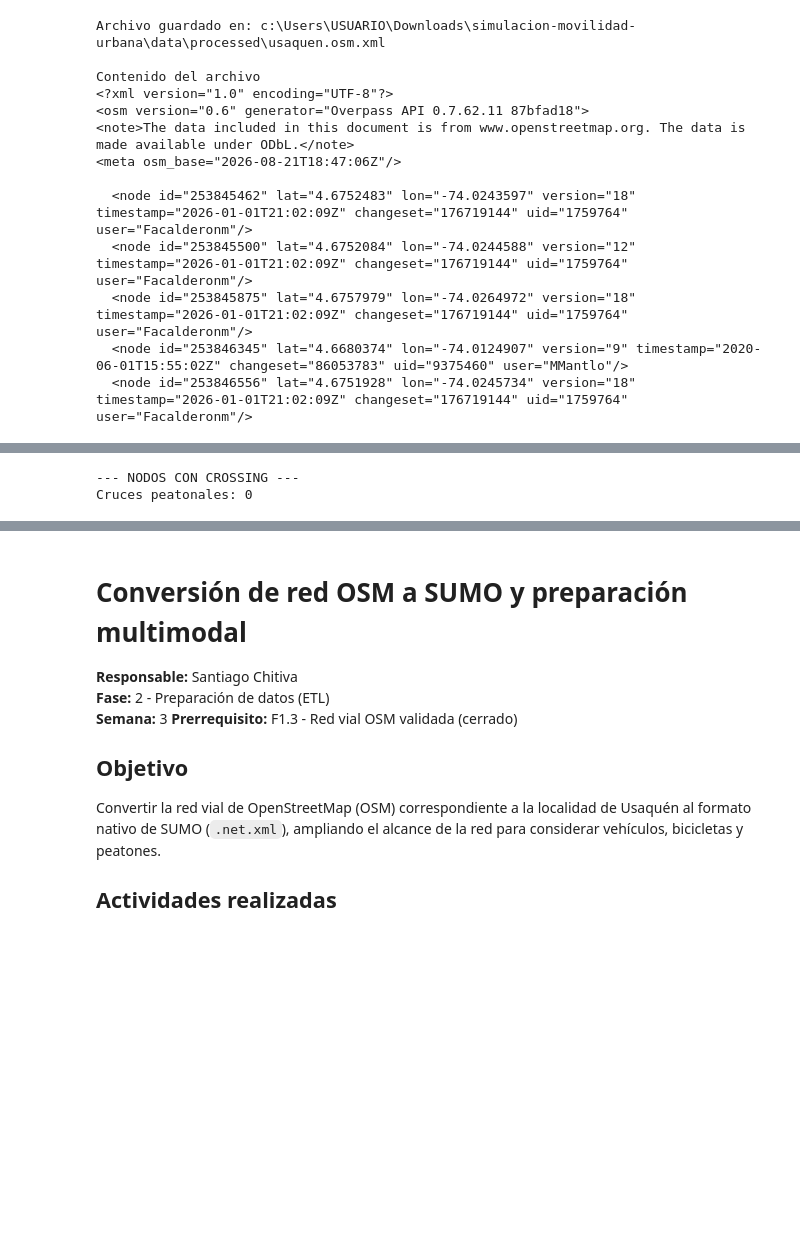
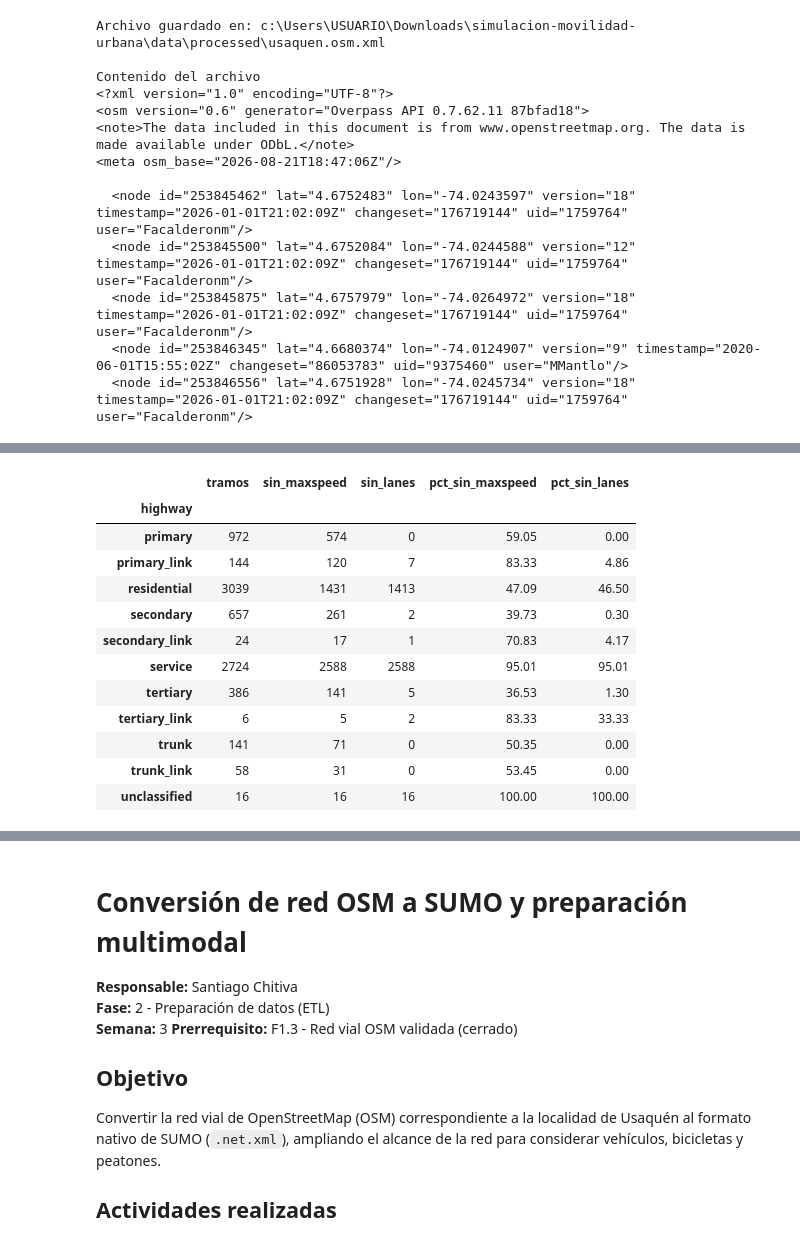
Before and after one commit to SantiagoChitiva/simulacion-movilidad-urbana, a Jupyter notebook: notebooks/F2.5_procesamiento_netconvert.ipynb, the cells around one changed output, grey strips where cells are left out. Cells and saved outputs as stored; diff of their text form; code cells hidden in the pictures; blank space fills up the shorter version.

Commit message:
fix: notebokk F2.5 con análisis de speed y lanes

```diff
--- a/notebooks/F2.5_procesamiento_netconvert.ipynb
+++ b/notebooks/F2.5_procesamiento_netconvert.ipynb
@@ -317,0 +84,7 @@ Name: count, dtype: int64
+# %%
+import xml.etree.ElementTree as ET
+import pandas as pd
+import numpy as np
+
+OSM_FILE = "../data/processed/usaquen.osm.xml"
+NET_FILE = "../data/processed/usaquen.net.xml"
@@ -445,26 +203,46 @@ for elem in root.findall("edge"):
-# %%
-print("\n--- NODOS CON CROSSING ---")
-
-crossings = []
-
-for junction in root.findall("junction"):
-
-    for crossing in junction.findall("crossing"):
-
-        crossings.append({
-            "junction": junction.get("id"),
-            "edges": crossing.get("edges"),
-            "priority": crossing.get("priority"),
-            "width": crossing.get("width"),
-            "speed": crossing.get("speed")
-        })
-
-crossings_df = pd.DataFrame(crossings)
-
-print(f"Cruces peatonales: {len(crossings_df):,}")
-
-if len(crossings_df) > 0:
-    display(crossings_df.head())
-# %% [output]
---- NODOS CON CROSSING ---
-Cruces peatonales: 0
+# %%
+osm_veh["maxspeed_num"] = pd.to_numeric(
+    osm_veh["maxspeed"],
+    errors="coerce"
+)
+
+osm_veh["lanes_num"] = pd.to_numeric(
+    osm_veh["lanes"],
+    errors="coerce"
+)
+
+analisis_faltantes = (
+    osm_veh
+    .groupby("highway")
+    .agg(
+        tramos=("id", "count"),
+        sin_maxspeed=("maxspeed_num", lambda x: x.isna().sum()),
+        sin_lanes=("lanes_num", lambda x: x.isna().sum())
+    )
+)
+
+analisis_faltantes["pct_sin_maxspeed"] = (
+    analisis_faltantes["sin_maxspeed"] /
+    analisis_faltantes["tramos"] * 100
+)
+
+analisis_faltantes["pct_sin_lanes"] = (
+    analisis_faltantes["sin_lanes"] /
+    analisis_faltantes["tramos"] * 100
+)
+
+analisis_faltantes.round(2)
+# %% [output]
+|  | tramos | sin_maxspeed | sin_lanes | pct_sin_maxspeed | pct_sin_lanes |
+| highway |  |  |  |  |  |
+| primary | 972 | 574 | 0 | 59.05 | 0.00 |
+| primary_link | 144 | 120 | 7 | 83.33 | 4.86 |
+| residential | 3039 | 1431 | 1413 | 47.09 | 46.50 |
+| secondary | 657 | 261 | 2 | 39.73 | 0.30 |
+| secondary_link | 24 | 17 | 1 | 70.83 | 4.17 |
+| service | 2724 | 2588 | 2588 | 95.01 | 95.01 |
+| tertiary | 386 | 141 | 5 | 36.53 | 1.30 |
+| tertiary_link | 6 | 5 | 2 | 83.33 | 33.33 |
+| trunk | 141 | 71 | 0 | 50.35 | 0.00 |
+| trunk_link | 58 | 31 | 0 | 53.45 | 0.00 |
+| unclassified | 16 | 16 | 16 | 100.00 | 100.00 |
```
Also changed, not shown: parts of 23 cells of this notebook.
